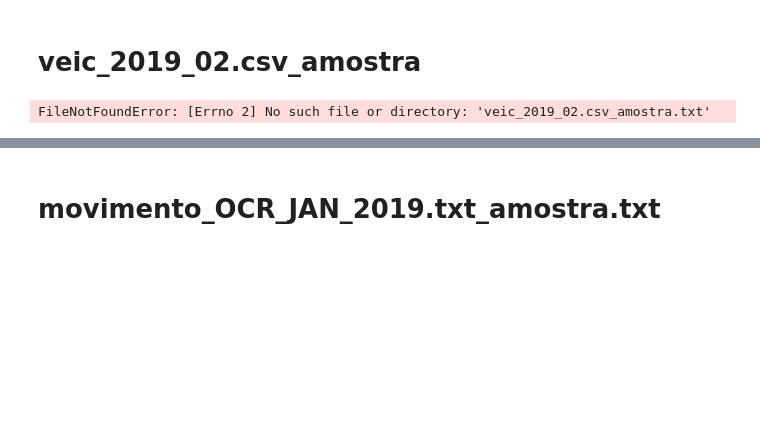
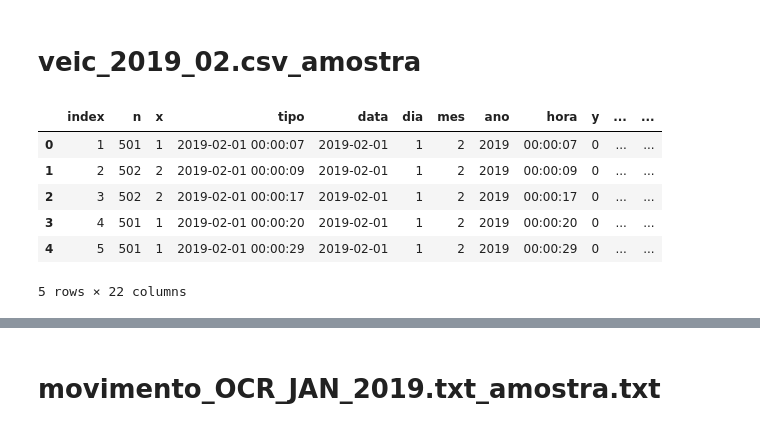
Before and after one commit to brenoimatos/UFRJ-CET-Rio, a Jupyter notebook: amostra_dados.ipynb, the cells around one changed output, grey strips where cells are left out. Cells and saved outputs as stored; diff of their text form; code cells hidden in the pictures; blank space fills up the shorter version.

```diff
--- a/amostra_dados.ipynb
+++ b/amostra_dados.ipynb
@@ -31,12 +31,15 @@ def separar_colunas_df(df_raw):
 # %% [markdown]
 # veic_2019_02.csv_amostra
 # %%
-colnames = ['index_df', 'x', 'y', 'data-hora', 'data', 'dia', 'mes',
-            'ano', 'tempo', 'hora', 'a',
-           'b', 'c', 'd', 'e', 'f', 'placa', 'h',
-            'i', 'j', 'k', 'l' ]
+colnames = ['index','n','x','tipo','data','dia','mes','ano','hora','y','z','vel1','vel2','k','s','cod','placa','r','t','y','u','i']
 
-df_veic = pd.read_csv('veic_2019_02.csv_amostra.txt', sep=",", names=colnames)
-df_veic.head(4)
+df_veic = pd.read_csv('amostras/veic_2019_02.csv_amostra.txt')
+df_veic.head(5)
 # %% [output]
+|  | index | n | x | tipo | data | dia | mes | ano | hora | y | ... | ... |
+| 0 | 1 | 501 | 1 | 2019-02-01 00:00:07 | 2019-02-01 | 1 | 2 | 2019 | 00:00:07 | 0 | ... | ... |
+| 1 | 2 | 502 | 2 | 2019-02-01 00:00:09 | 2019-02-01 | 1 | 2 | 2019 | 00:00:09 | 0 | ... | ... |
+| 2 | 3 | 502 | 2 | 2019-02-01 00:00:17 | 2019-02-01 | 1 | 2 | 2019 | 00:00:17 | 0 | ... | ... |
+| 3 | 4 | 501 | 1 | 2019-02-01 00:00:20 | 2019-02-01 | 1 | 2 | 2019 | 00:00:20 | 0 | ... | ... |
+| 4 | 5 | 501 | 1 | 2019-02-01 00:00:29 | 2019-02-01 | 1 | 2 | 2019 | 00:00:29 | 0 | ... | ... |
-FileNotFoundError: [Errno 2] No such file or directory: 'veic_2019_02.csv_amostra.txt'
+5 rows × 22 columns
```
Also changed, not shown: parts of 15 cells of this notebook.
